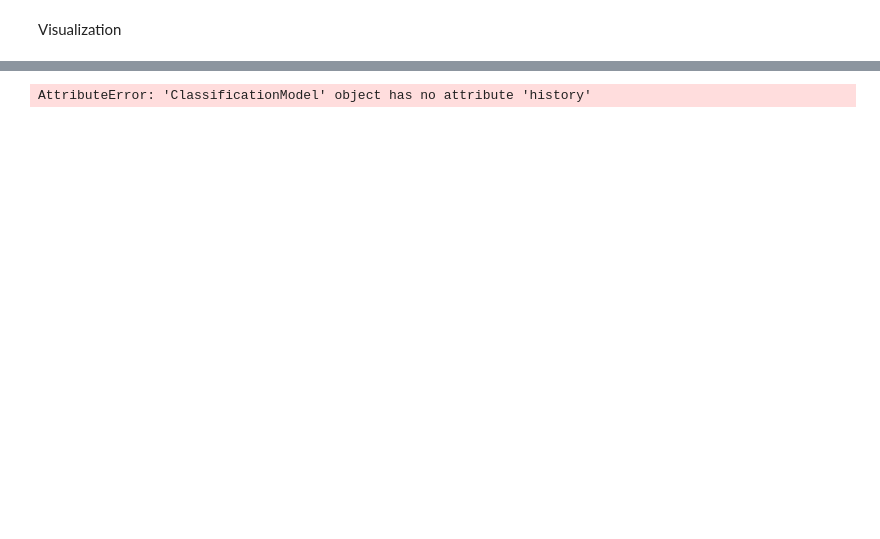
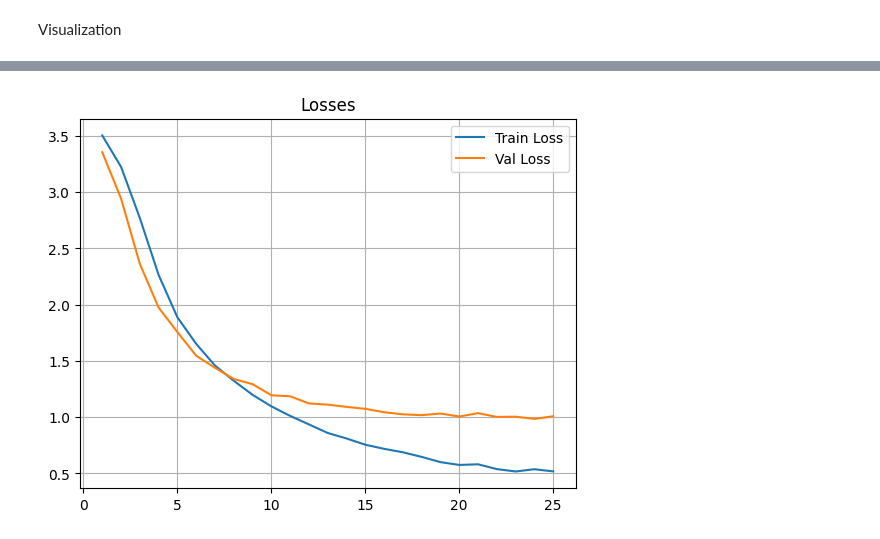
Before and after one commit to Fazlibeqir/Timski-Proekt, a Jupyter notebook: YOLO8.ipynb, the cells around one changed output, grey strips where cells are left out. Cells and saved outputs as stored; diff of their text form; code cells hidden in the pictures; blank space fills up the shorter version.

Commit message:
25 epochs, 16 batch with about 100 images split 70% 15% 15%

```diff
--- a/YOLO8.ipynb
+++ b/YOLO8.ipynb
@@ -277,8 +391,9 @@ import matplotlib.pyplot as plt
 import seaborn as sns
 import numpy as np
 import pandas as pd
+# %%
+results_path = "/content/runs/classify/insect_cls_yolov8/results.csv" #change the path
+# %%
+rez = pd.read_csv(results_path)
 # %%
-history = model.history
-epochs = list(range(1, len(history['train_loss']) + 1))
+epochs = list(range(1, len(rez)+1))
-# %% [output]
-AttributeError: 'ClassificationModel' object has no attribute 'history'
@@ -312,0 +400,9 @@ cm = confusion_matrix(true_labels, predicted_labels)
+# %%
+plt.plot(epochs, rez['train/loss'], label='Train Loss')
+plt.plot(epochs, rez['val/loss'], label='Val Loss')
+plt.legend()
+plt.title("Losses")
+plt.grid(True)
+plt.show()
+# %% [output]
+[figure, added]
```
Also changed, not shown: parts of 53 cells of this notebook.
